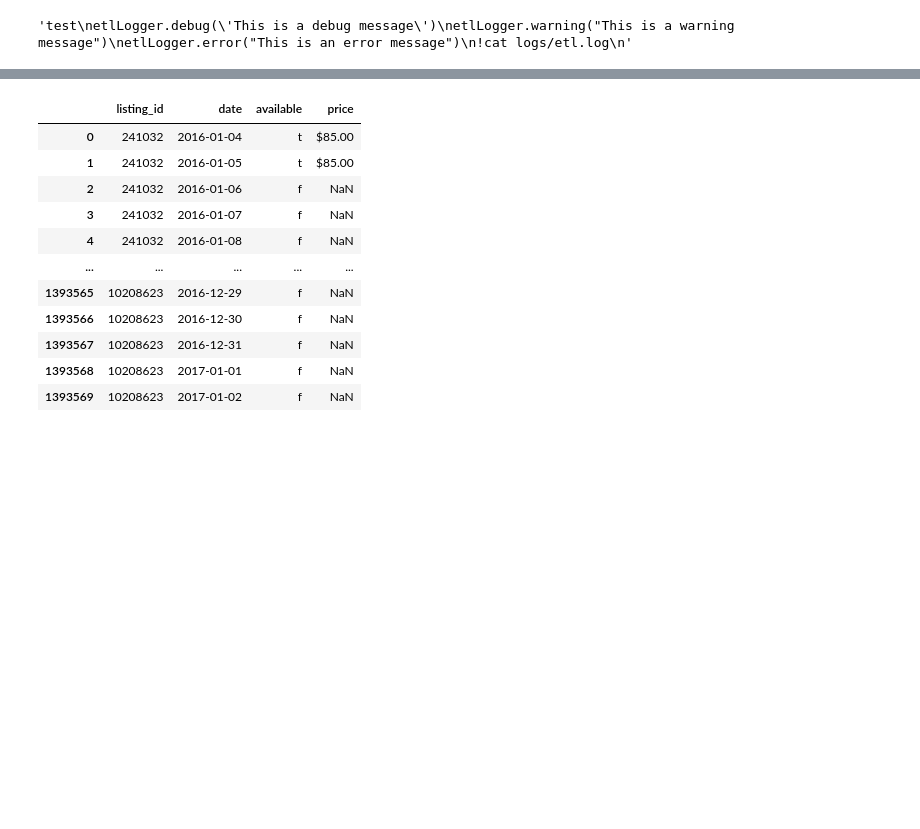
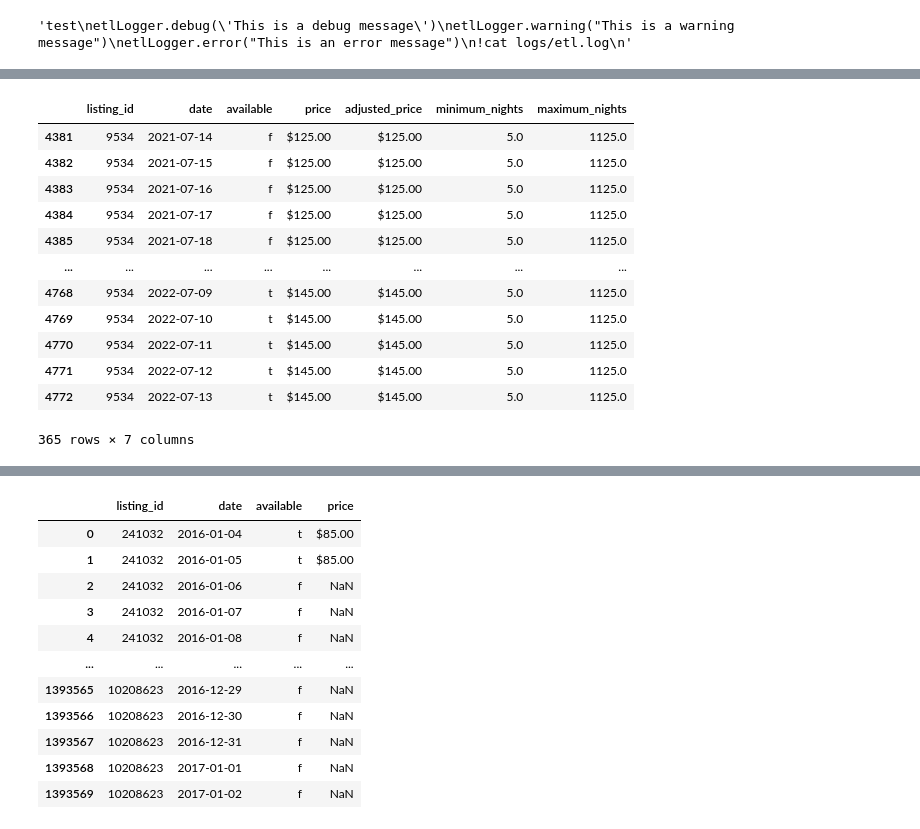
Before and after one commit to ZacksAmber/Kaggle-Seattle-Airbnb, a Jupyter notebook: Untitled.ipynb, the cells around one changed output, grey strips where cells are left out. Saved outputs shown, nothing was run; the diff lists cells and outputs as text; code cells hidden in the pictures; blank space fills up the shorter version.

```diff
--- a/Untitled.ipynb
+++ b/Untitled.ipynb
@@ -365,0 +479,16 @@ listings
+# %%
+calendar_202107[calendar_202107.listing_id == 9534]
+# %% [output]
+|  | listing_id | date | available | price | adjusted_price | minimum_nights | maximum_nights |
+| 4381 | 9534 | 2021-07-14 | f | $125.00 | $125.00 | 5.0 | 1125.0 |
+| 4382 | 9534 | 2021-07-15 | f | $125.00 | $125.00 | 5.0 | 1125.0 |
+| 4383 | 9534 | 2021-07-16 | f | $125.00 | $125.00 | 5.0 | 1125.0 |
+| 4384 | 9534 | 2021-07-17 | f | $125.00 | $125.00 | 5.0 | 1125.0 |
+| 4385 | 9534 | 2021-07-18 | f | $125.00 | $125.00 | 5.0 | 1125.0 |
+| ... | ... | ... | ... | ... | ... | ... | ... |
+| 4768 | 9534 | 2022-07-09 | t | $145.00 | $145.00 | 5.0 | 1125.0 |
+| 4769 | 9534 | 2022-07-10 | t | $145.00 | $145.00 | 5.0 | 1125.0 |
+| 4770 | 9534 | 2022-07-11 | t | $145.00 | $145.00 | 5.0 | 1125.0 |
+| 4771 | 9534 | 2022-07-12 | t | $145.00 | $145.00 | 5.0 | 1125.0 |
+| 4772 | 9534 | 2022-07-13 | t | $145.00 | $145.00 | 5.0 | 1125.0 |
+365 rows × 7 columns
```
Also changed, not shown: parts of 63 cells of this notebook, 1 other file.
